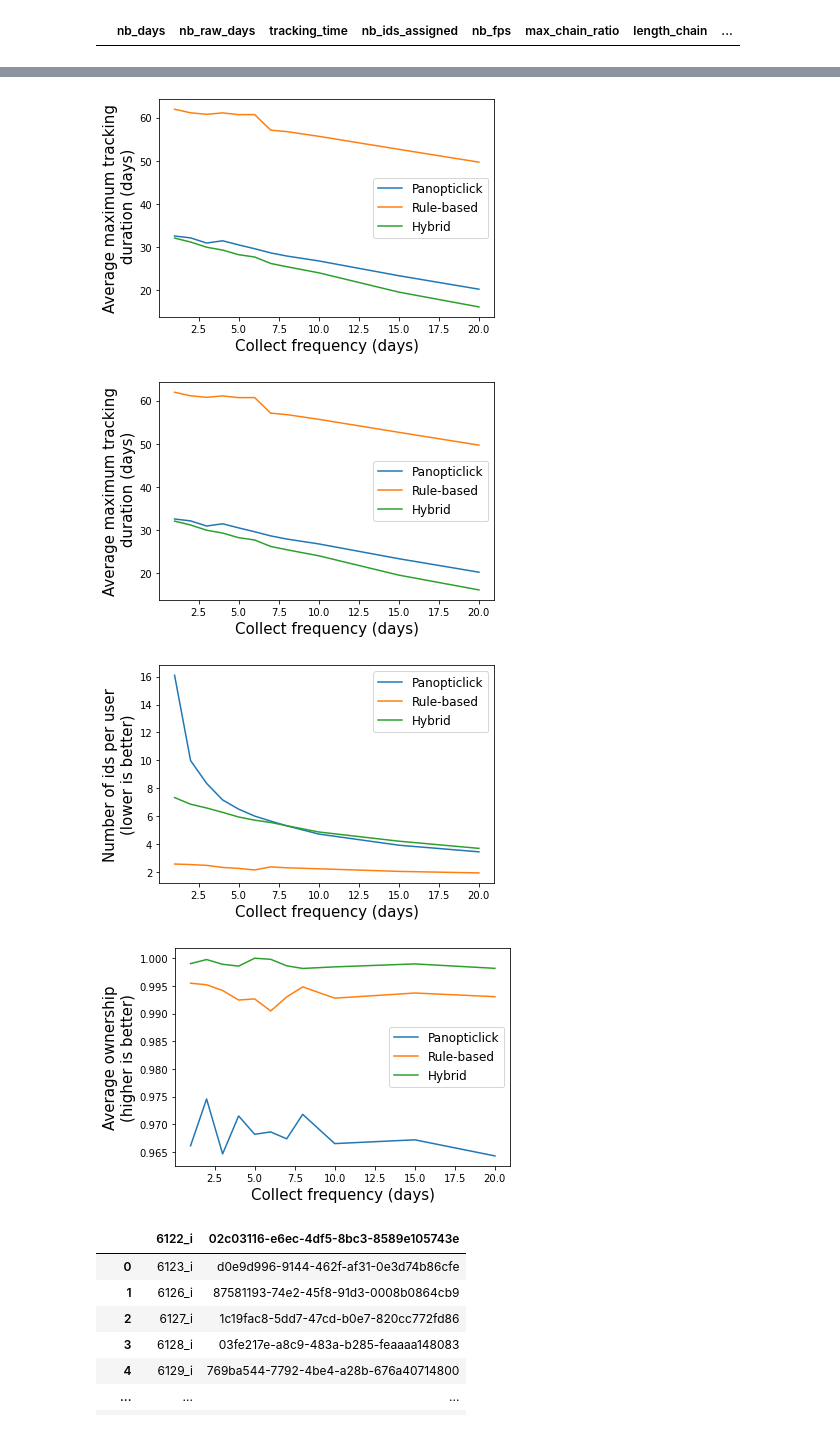
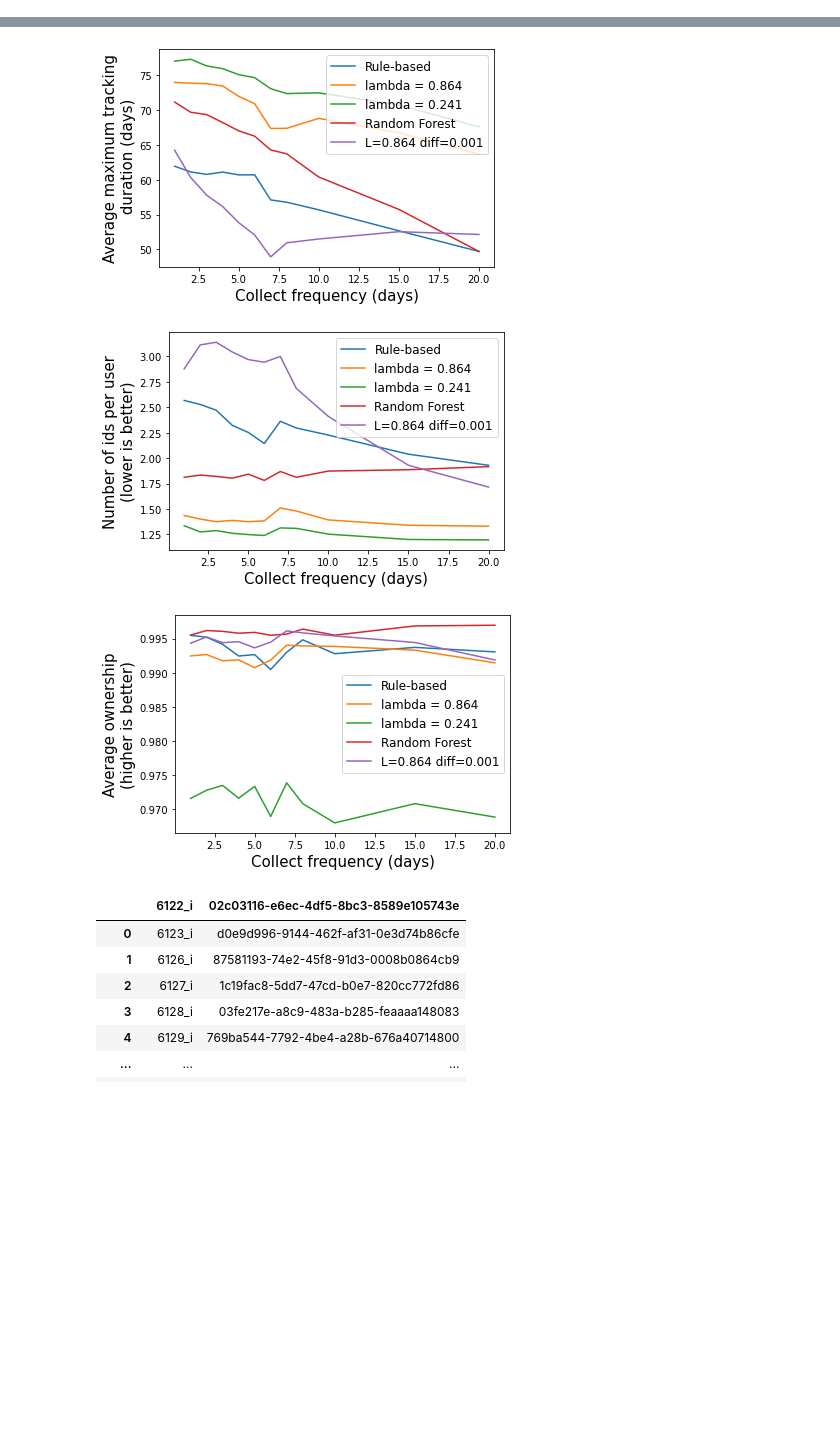
Before and after one commit to wzhang2022/FPStalker-1, a Jupyter notebook: notebooks/results_analysis.ipynb, the cells around one changed output, grey strips where cells are left out. Drawn from its saved outputs; the diff is of its cells as text; code cells hidden in the pictures; blank space fills up the shorter version.

Commit message:
save load pipeline working diff =0

```diff
--- a/notebooks/results_analysis.ipynb
+++ b/notebooks/results_analysis.ipynb
@@ -15,10 +15,6 @@ from algo import generateHeader
 # %%
 con = mdb.connect(host="127.0.0.1", port=3306, user="stalker", passwd="baddy", db="canvas_fp_project")
 cur = con.cursor(mdb.cursors.DictCursor)
-# %%
-df_ml
-# %% [output]
-|  | nb_days | nb_raw_days | tracking_time | nb_ids_assigned | nb_fps | max_chain_ratio | length_chain | ... |
 # %%
 def process_results_replay(experiment, algotype, min_fp_needed):
     file_names = os.listdir("../results/")
@@ -125,8 +121,8 @@ def plot_data_from_list(df_label_list):
                 './raw_max_days_frequency.pdf')
 
     # plot 3: nb_days vs nb_day_to_nb_ids_user
-    plot_data(df_label_list, "nb_days", "max_chain_ratio",
-                'Collect frequency (days)', 'Average maximum tracking\n duration (days)',
+    plot_data(df_label_list, "nb_days", "nb_days_to_nb_ids_user",
+                'Collect frequency (days)', 'Number of ids per user\n(lower is better)',
                 './raw_max_days_frequency.pdf')
 
     # plot 4: nb_days vs ownership
@@ -134,10 +130,15 @@ def plot_data_from_list(df_label_list):
                 'Collect frequency (days)', 'Average ownership\n(higher is better)',
                 './ownership_frequency.pdf')
 
-df_eck = process_results_replay("logreg", "eckersley", 6)
 df_rule = process_results_replay("logreg", "rulebased", 6)
-df_ml = process_results_replay("lambda0.05", "hybridalgo", 6)
+df_ml = process_results_replay("lambda0.864", "hybridalgo", 6)
+df_l241 = process_results_replay("nnlambda0.241", "hybridalgo", 6)
+df_rf =  process_results_replay("randforest", "hybridalgo", 6)
+df_l864_d01 = process_results_replay("nnl864diff001", "hybridalgo", 6)
 
 
-plot_data_from_list([(df_eck, "Panopticlick"), (df_rule, "Rule-based"), (df_ml, "Hybrid")])
+plot_data_from_list([(df_rule, "Rule-based"), (df_ml, "lambda = 0.864"),
+                    (df_l241, "lambda = 0.241"),
+                    (df_rf, "Random Forest"),
+                    (df_l864_d01, "L=0.864 diff=0.001")])
 # %% [output]
@@ -145,7 +146,6 @@ plot_data_from_list([(df_eck, "Panopticlick"), (df_rule, "Rule-based"), (df_ml,
-[figure, old version]
+[figure, new version]
-[figure, old version]
+[figure, new version]
-[figure, old version]
+[figure, new version]
-[figure, removed]
 # %%
 def process_results_replay(prefix_file):
     file_names = os.listdir("../results/")
```
Also changed, not shown: parts of 1 cell of this notebook, 12 other files.
